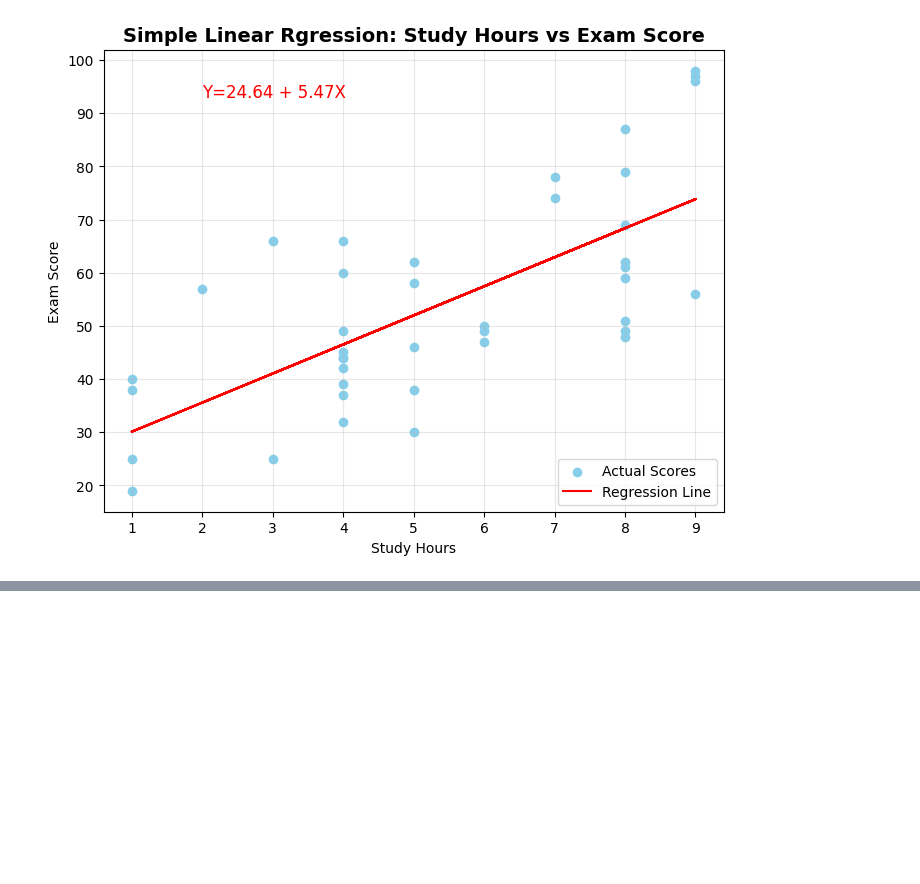
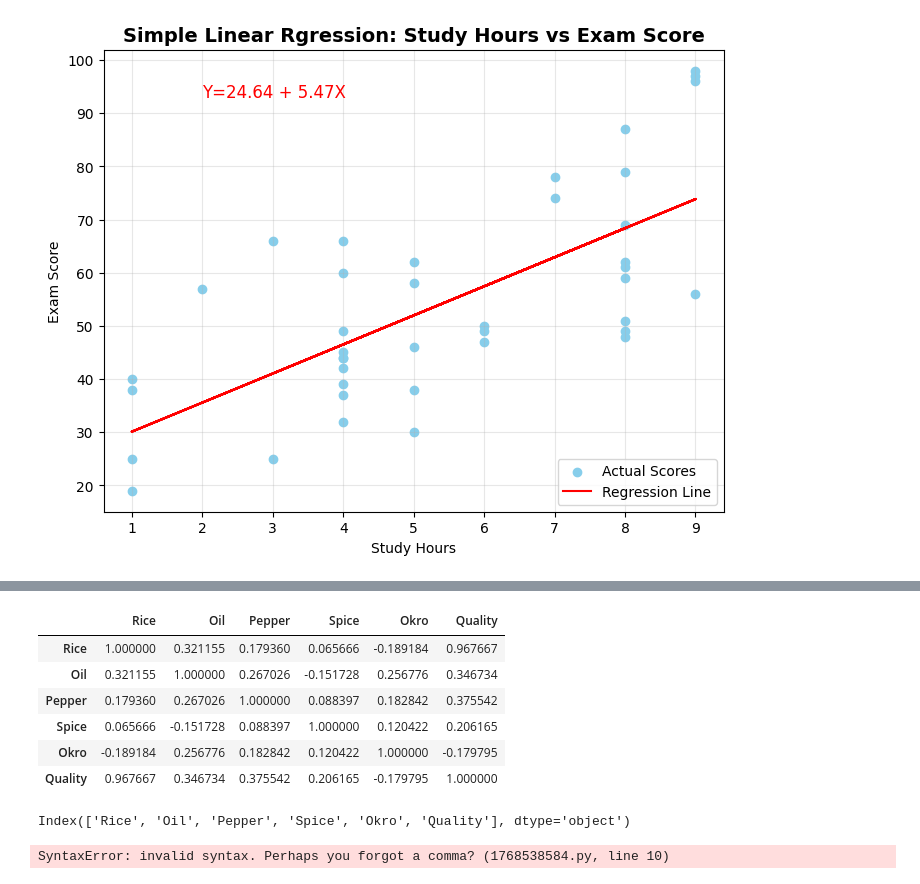
Before and after one commit to Cunyie08/Module-2, a Jupyter notebook: correlation_regression/my_code_book_regression.ipynb, the cells around one changed output, grey strips where cells are left out. Saved outputs shown, nothing was run; the diff lists cells and outputs as text; code cells hidden in the pictures; blank space fills up the shorter version.

```diff
--- a/correlation_regression/my_code_book_regression.ipynb
+++ b/correlation_regression/my_code_book_regression.ipynb
@@ -177,0 +464,28 @@ plt.show
+# %%
+#Creating a synthetic dataset
+
+jollof_rice = 20
+
+rice = np.random.randint(1,20, jollof_rice) # 1 to 19 cups of rice
+oil = np.random.randint(0, 2, jollof_rice) # 0 to 2 cooking spoons of oil
+pepper = np.random.randint(2, 8, jollof_rice) # 2 to 8 sppons of pepper
+spice = np.random.randint(0, 5, jollof_rice) # 0 to 5 teaspoons of spices
+okro = np.random.randint(0, 2, jollof_rice) # 1, 9  cups of carrot
+
+# Quality positively influenced by rice, oil, rice, pepper, spice and negatively influenced by okro
+quality = (20
+           +5*rice  #strong positive
+           +3*oil   # moderate positive
+           +3*pepper    # moderate positive
+           +3*spice # moderate positive
+           -5*okro  #strong negative
+           )
+
+data1 = pd.DataFrame({
+    'Rice' : rice,
+    'Oil': oil,
+    'Pepper': pepper,
+    'Spice': spice,
+    'Okro': okro,
+    'Quality': quality
+})
@@ -177,0 +501,17 @@ plt.show
+# %%
+# Lets compute the correlation co-efficients for each data feature
+corr_efficients1 = data1.corr()
+corr_efficients1
+# %% [output]
+|  | Rice | Oil | Pepper | Spice | Okro | Quality |
+| Rice | 1.000000 | 0.321155 | 0.179360 | 0.065666 | -0.189184 | 0.967667 |
+| Oil | 0.321155 | 1.000000 | 0.267026 | -0.151728 | 0.256776 | 0.346734 |
+| Pepper | 0.179360 | 0.267026 | 1.000000 | 0.088397 | 0.182842 | 0.375542 |
+| Spice | 0.065666 | -0.151728 | 0.088397 | 1.000000 | 0.120422 | 0.206165 |
+| Okro | -0.189184 | 0.256776 | 0.182842 | 0.120422 | 1.000000 | -0.179795 |
+| Quality | 0.967667 | 0.346734 | 0.375542 | 0.206165 | -0.179795 | 1.000000 |
+# %%
+#Checking the columns
+data1.columns
+# %% [output]
+Index(['Rice', 'Oil', 'Pepper', 'Spice', 'Okro', 'Quality'], dtype='object')
@@ -177,0 +521,22 @@ plt.show
+# %%
+# Positive and Negative examples
+fig = plt.figure(figsize=(12,6))
+
+# Positive Correlation: 'O vs 'Quality'
+plt.subplot(1,2,1)
+sns.scatterplot(x='Rice', y='Quality', data=data1, color='blue')
+plt.title('Positive Correlation:\nRice vs Quality')
+plt.xlabel()
+plt.ylabel()
+plt.text(3, max(data['Rice'])5,
+         f'r={corr.loc['Rice', 'Quality']:.2f}',
+        fontsize=12, color='darkred',
+        bbox=dict(facecolor='white', edgecolor='red'))
+plt.grid(True, linestyle='--', alpha=0.3)
+
+
+
+#Negative Correlation : Rice vs Quality
+plt.show
+# %% [output]
+SyntaxError: invalid syntax. Perhaps you forgot a comma? (1768538584.py, line 10)
```
Also changed, not shown: parts of 40 cells of this notebook.
